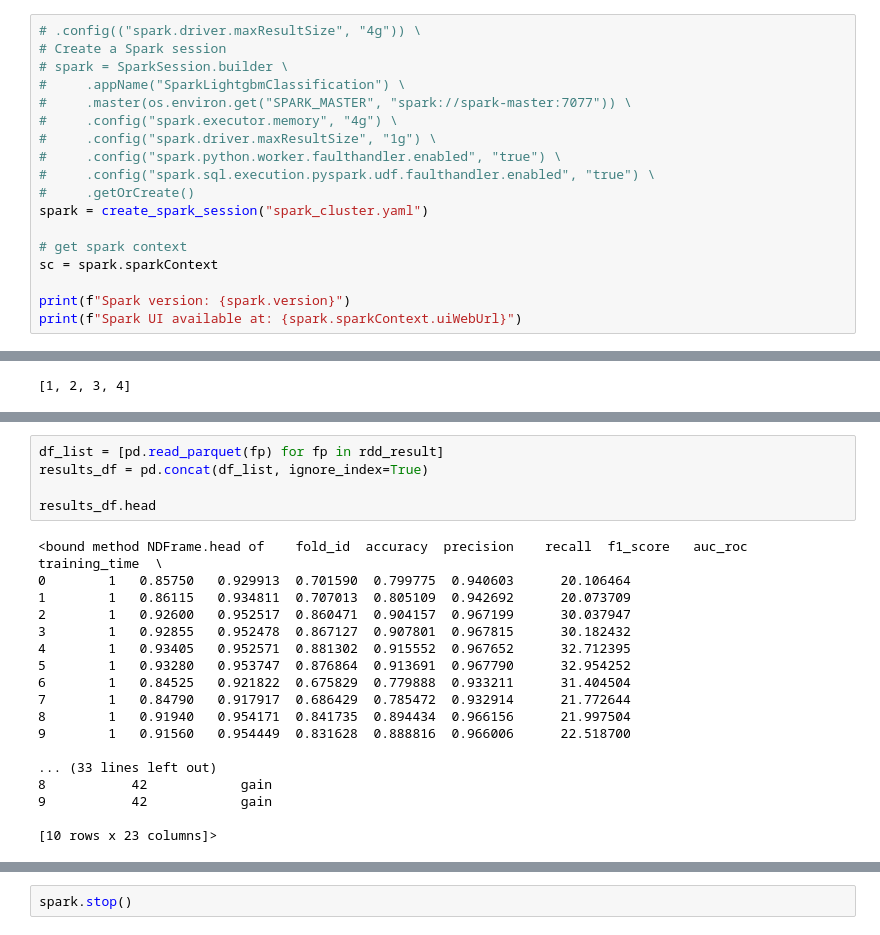
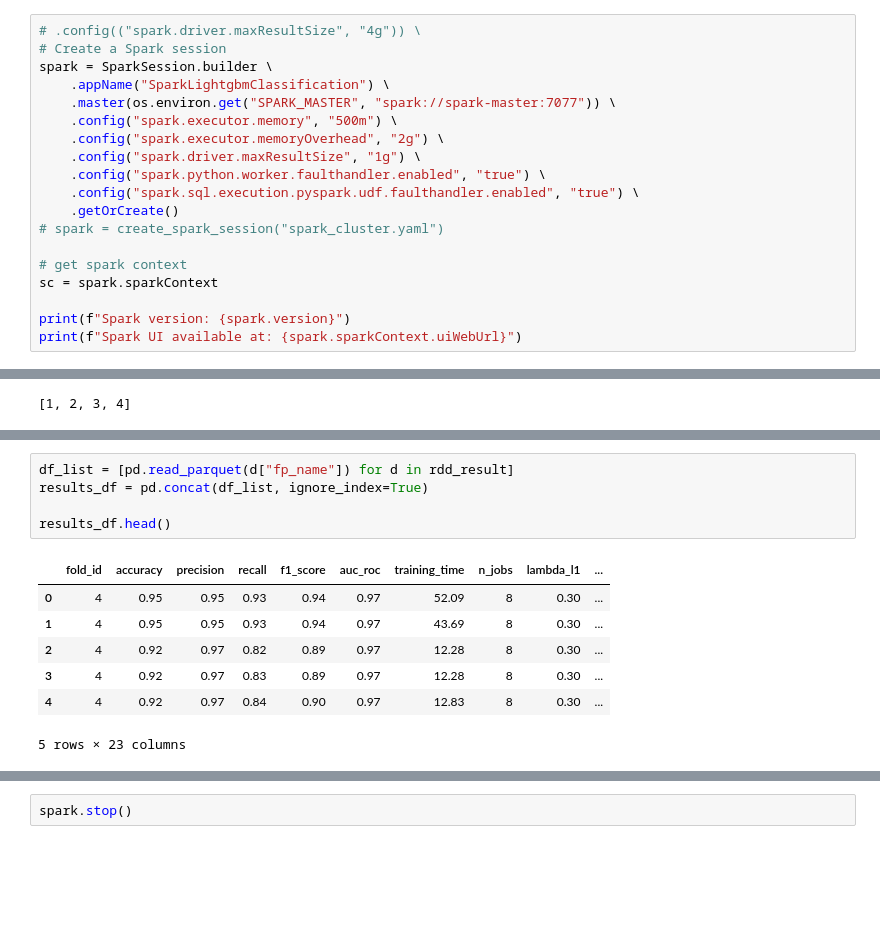
Before and after one commit to jimthompson5802/spark_sandbox, a Jupyter notebook: jupyter_notebooks/spark_lightgbm_classification.ipynb, the cells around one changed output, grey strips where cells are left out. Drawn from its saved outputs; the diff is of its cells as text; blank space fills up the shorter version.

Commit message:
experiments to determine for memory leak

```diff
--- a/jupyter_notebooks/spark_lightgbm_classification.ipynb
+++ b/jupyter_notebooks/spark_lightgbm_classification.ipynb
@@ -25,15 +27,16 @@ if os.path.exists(RESULTS_DIR):
 # %%
 # .config(("spark.driver.maxResultSize", "4g")) \
 # Create a Spark session
-# spark = SparkSession.builder \
-#     .appName("SparkLightgbmClassification") \
-#     .master(os.environ.get("SPARK_MASTER", "spark://spark-master:7077")) \
-#     .config("spark.executor.memory", "4g") \
-#     .config("spark.driver.maxResultSize", "1g") \
-#     .config("spark.python.worker.faulthandler.enabled", "true") \
-#     .config("spark.sql.execution.pyspark.udf.faulthandler.enabled", "true") \
-#     .getOrCreate()
-spark = create_spark_session("spark_cluster.yaml")
+spark = SparkSession.builder \
+    .appName("SparkLightgbmClassification") \
+    .master(os.environ.get("SPARK_MASTER", "spark://spark-master:7077")) \
+    .config("spark.executor.memory", "500m") \
+    .config("spark.executor.memoryOverhead", "2g") \
+    .config("spark.driver.maxResultSize", "1g") \
+    .config("spark.python.worker.faulthandler.enabled", "true") \
+    .config("spark.sql.execution.pyspark.udf.faulthandler.enabled", "true") \
+    .getOrCreate()
+# spark = create_spark_session("spark_cluster.yaml")
 
 # get spark context
 sc = spark.sparkContext
@@ -207,26 +271,16 @@ Wall time: 48.6 s
 # %%
-df_list = [pd.read_parquet(fp) for fp in rdd_result]
+df_list = [pd.read_parquet(d["fp_name"]) for d in rdd_result]
 results_df = pd.concat(df_list, ignore_index=True)
 
-results_df.head
+results_df.head()
 # %% [output]
+|  | fold_id | accuracy | precision | recall | f1_score | auc_roc | training_time | n_jobs | lambda_l1 | ... |
+| 0 | 4 | 0.95 | 0.95 | 0.93 | 0.94 | 0.97 | 52.09 | 8 | 0.30 | ... |
+| 1 | 4 | 0.95 | 0.95 | 0.93 | 0.94 | 0.97 | 43.69 | 8 | 0.30 | ... |
+| 2 | 4 | 0.92 | 0.97 | 0.82 | 0.89 | 0.97 | 12.28 | 8 | 0.30 | ... |
+| 3 | 4 | 0.92 | 0.97 | 0.83 | 0.89 | 0.97 | 12.28 | 8 | 0.30 | ... |
+| 4 | 4 | 0.92 | 0.97 | 0.84 | 0.90 | 0.97 | 12.83 | 8 | 0.30 | ... |
-<bound method NDFrame.head of    fold_id  accuracy  precision    recall  f1_score   auc_roc  training_time  \
-0        1   0.85750   0.929913  0.701590  0.799775  0.940603      20.106464
-1        1   0.86115   0.934811  0.707013  0.805109  0.942692      20.073709
-2        1   0.92600   0.952517  0.860471  0.904157  0.967199      30.037947
-3        1   0.92855   0.952478  0.867127  0.907801  0.967815      30.182432
-4        1   0.93405   0.952571  0.881302  0.915552  0.967652      32.712395
-5        1   0.93280   0.953747  0.876864  0.913691  0.967790      32.954252
-6        1   0.84525   0.921822  0.675829  0.779888  0.933211      31.404504
-7        1   0.84790   0.917917  0.686429  0.785472  0.932914      21.772644
-8        1   0.91940   0.954171  0.841735  0.894434  0.966156      21.997504
-9        1   0.91560   0.954449  0.831628  0.888816  0.966006      22.518700
-
-... (33 lines left out)
-8           42            gain
-9           42            gain
-
-[10 rows x 23 columns]>
+5 rows × 23 columns
 # %%
 results_df[["training_time", "accuracy", "precision", "recall", "f1_score", "auc_roc"]].describe()
 # %% [output]
```
Also changed, not shown: parts of 8 cells of this notebook, 3 other files.
